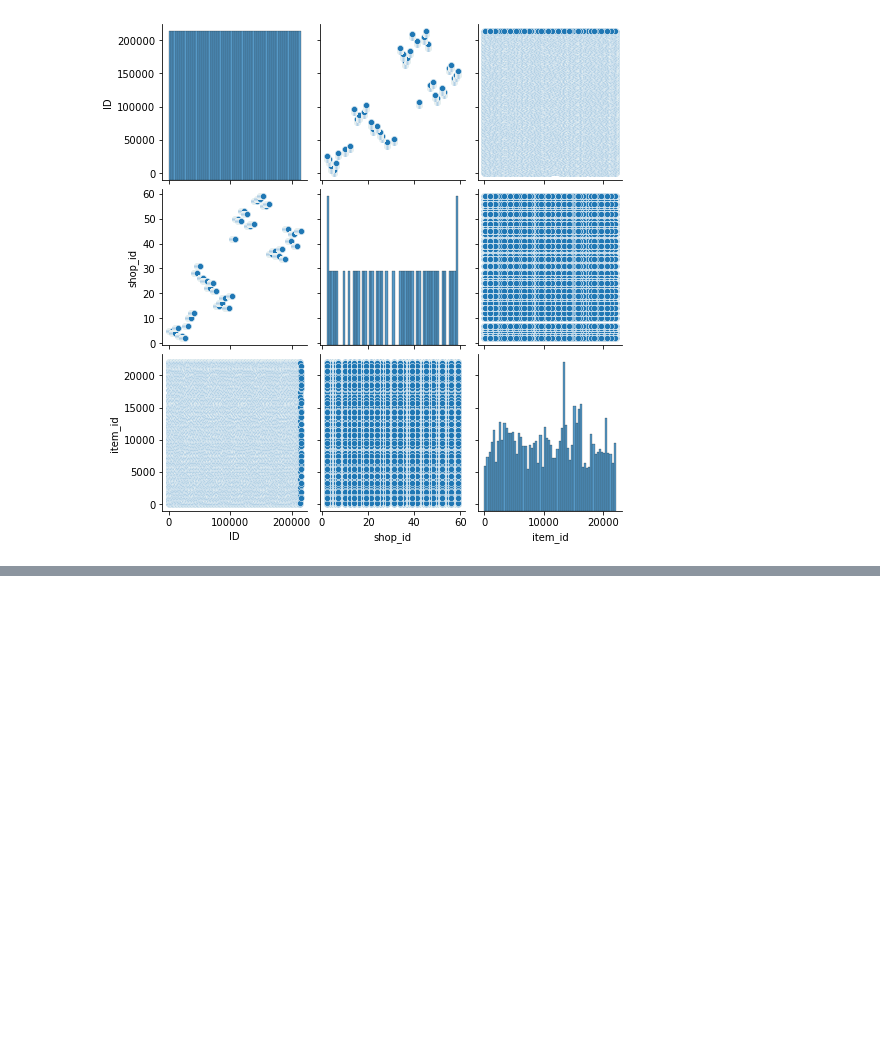
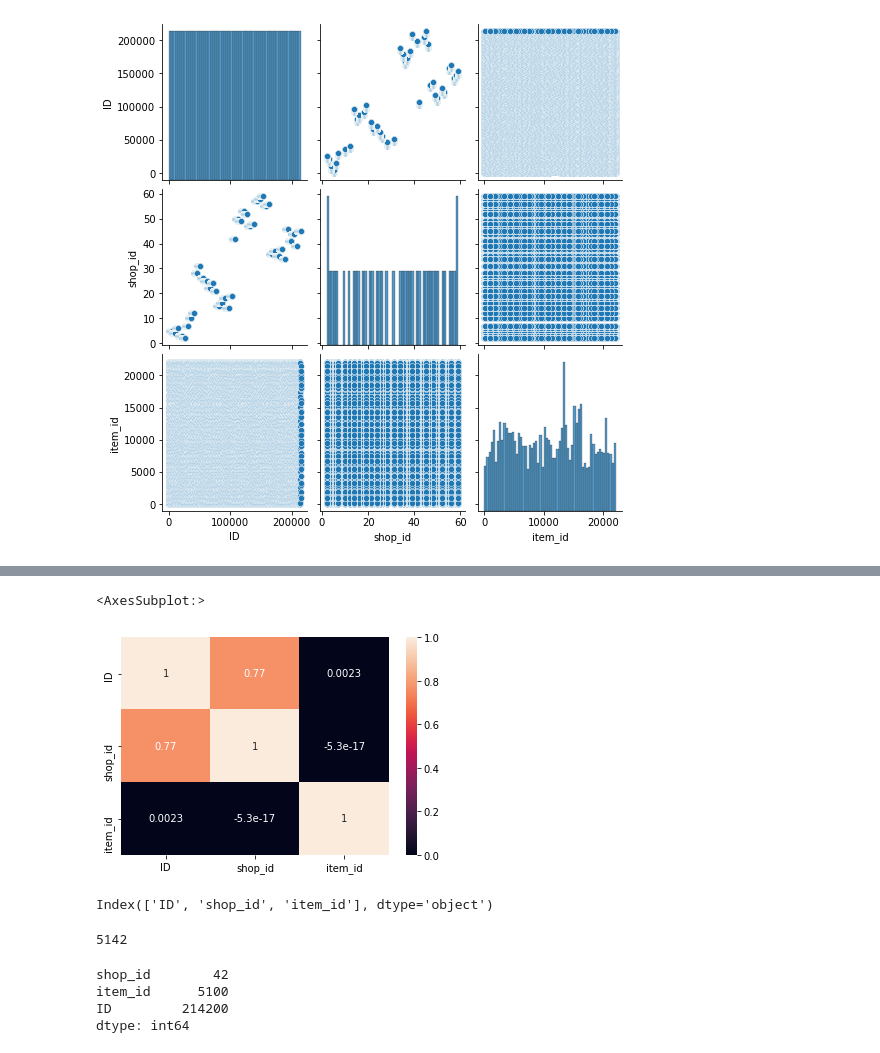
Before and after one commit to HunterKane/Kaggle-Competition---Predict-Future-Sales, a Jupyter notebook: Predict Future Sales - Kaggle Competition.ipynb, the cells around one changed output, grey strips where cells are left out. Saved outputs shown, nothing was run; the diff lists cells and outputs as text; code cells hidden in the pictures; blank space fills up the shorter version.

```diff
--- a/Predict Future Sales - Kaggle Competition.ipynb
+++ b/Predict Future Sales - Kaggle Competition.ipynb
@@ -266,0 +285,13 @@ sns.pairplot(test)
+# %%
+sns.heatmap(test.corr(), annot = True)
+# %% [output]
+<AxesSubplot:>
+[figure, added]
+# %%
+test.columns
+# %% [output]
+Index(['ID', 'shop_id', 'item_id'], dtype='object')
+# %%
+test[['shop_id', 'item_id']].nunique().sum()
+# %% [output]
+5142
@@ -266,0 +301,7 @@ sns.pairplot(test)
+# %%
+test_int.nunique().sort_values()
+# %% [output]
+shop_id        42
+item_id      5100
+ID         214200
+dtype: int64
```
Also changed, not shown: parts of 9 cells of this notebook.
